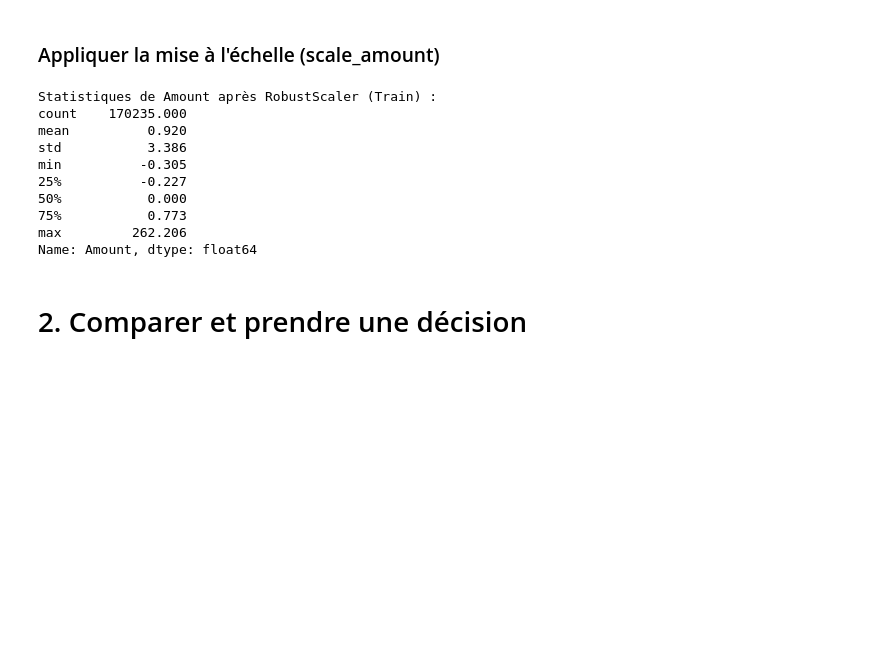
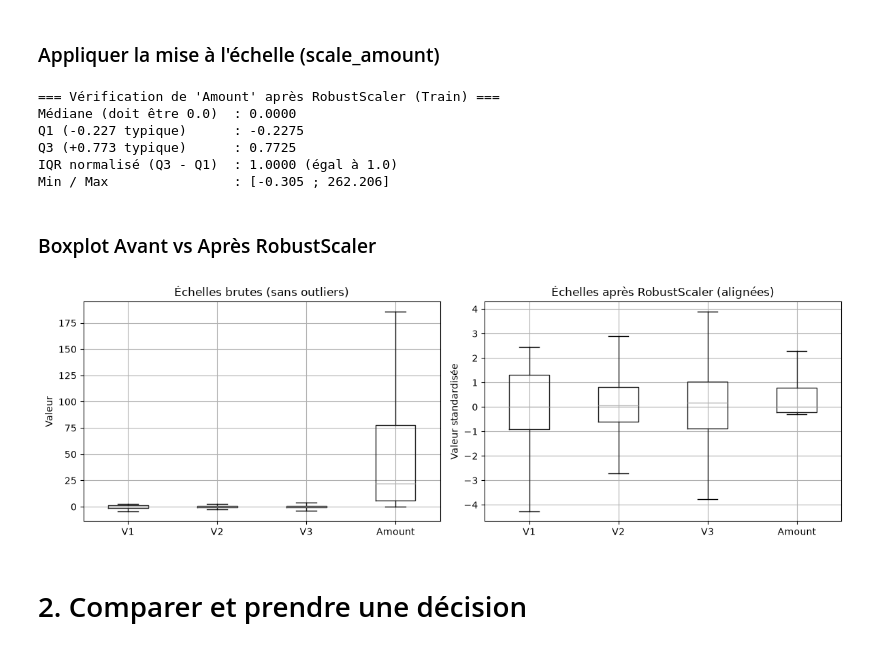
Before and after one commit to HananeDjouadi/TP-Anomalie-ML, a Jupyter notebook: notebook/partie2et3_fraudes.ipynb, the cells around one changed output. Cells and saved outputs as stored; diff of their text form; code cells hidden in the pictures; blank space fills up the shorter version.

```diff
--- a/notebook/partie2et3_fraudes.ipynb
+++ b/notebook/partie2et3_fraudes.ipynb
@@ -213,22 +138,22 @@ plt.show()
 # %% [markdown]
 ### Appliquer la mise à l'échelle (scale_amount)
 # %%
+# Mise à l'échelle robuste ajustée strictement sur Train
 X_train_s, X_val_s, X_test_s = utils_credit.scale_amount(X_train, X_val, X_test)
-
-# Vérification : la médiane de Amount sur Train doit être à 0
-print("Statistiques de Amount après RobustScaler (Train) :")
-print(X_train_s["Amount"].describe().round(3))
+utils_credit.verifier_mise_a_echelle(X_train_s)
 # %% [output]
-Statistiques de Amount après RobustScaler (Train) :
-count    170235.000
-mean          0.920
-std           3.386
-min          -0.305
-25%          -0.227
-50%           0.000
-75%           0.773
-max         262.206
-Name: Amount, dtype: float64
+=== Vérification de 'Amount' après RobustScaler (Train) ===
+Médiane (doit être 0.0)  : 0.0000
+Q1 (-0.227 typique)      : -0.2275
+Q3 (+0.773 typique)      : 0.7725
+IQR normalisé (Q3 - Q1)  : 1.0000 (égal à 1.0)
+Min / Max                : [-0.305 ; 262.206]
+# %% [markdown]
+### Boxplot Avant vs Après RobustScaler
+# %%
+utils_credit.tracer_boxplots_comparatifs(X_train, X_train_s)
+# %% [output]
+[figure, added]
 # %% [markdown]
 # 2. Comparer et prendre une décision
 # %% [markdown]
```
Also changed, not shown: parts of 8 cells of this notebook, 5 other files.
